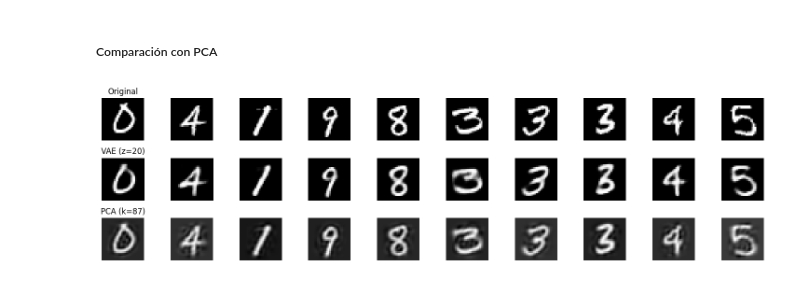
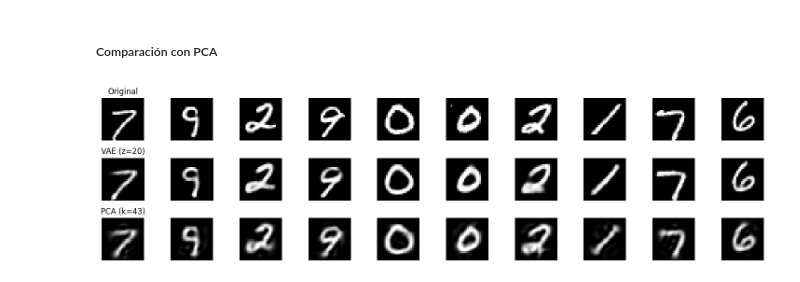
Before and after one commit to anatissera/Machine-Learning-Deep-Learning, a Jupyter notebook: Tissera_AnaPaula_TP4/Tissera_AnaPaula_Notebook_TP4.ipynb, the cells around one changed output. Cells and saved outputs as stored; diff of their text form; code cells hidden in the pictures.

```diff
--- a/Tissera_AnaPaula_TP4/Tissera_AnaPaula_Notebook_TP4.ipynb
+++ b/Tissera_AnaPaula_TP4/Tissera_AnaPaula_Notebook_TP4.ipynb
@@ -686,7 +686,7 @@ MNIST_path = "data/MNIST_dataset.csv"
 
 MNIST_df = pd.read_csv(MNIST_path)
 y = MNIST_df.iloc[:, 0].values.astype(int)
-X_np = MNIST_df.iloc[:, 1:].values.astype(float) / 255.0 # normalizar a [0, 1]
+X_np = MNIST_df.iloc[:, 1:].values.astype(float)
 X = cp.array(X_np)
 # %% [markdown]
 ### `a.` **PCA**
@@ -744,6 +744,6 @@ pca_full.plot_explained_variance()
 ##### Elegir k según varianza acumulada (90%)
 # %%
 cum_var = pca_full.cummulative_variance()
-k_90 = int(cp.argmax(cum_var >= 0.90) + 1)
+k_90 = int(cp.argmax(cum_var >= 0.80) + 1)
 print(f"Componentes necesarias para 90% de varianza: {k_90}")
 # %% [output]
@@ -790,9 +790,9 @@ import matplotlib.pyplot as plt
 # %%
 from src.models import VAE
 # %%
-X_np = MNIST_df.iloc[:, 1:].values.astype(np.float32) / 255.0 # normalizar a [0, 1]
+X_np_vae = MNIST_df.iloc[:, 1:].values.astype(np.float32) / 255.0 # normalizar a [0, 1]
 # convertimos a Torch tensor
-X_tensor = torch.from_numpy(X_np)
+X_tensor = torch.from_numpy(X_np_vae)
 dataset = TensorDataset(X_tensor, torch.from_numpy(y))
 
 # 2) Split en train/val
@@ -815,9 +815,9 @@ import pandas as pd
 
 # 1) Cargar y normalizar datos
 df      = pd.read_csv("data/MNIST_dataset.csv")
-X_np    = (df.iloc[:,1:].values / 255.0).astype(np.float32)
-y_np    = df.iloc[:,0].values.astype(int)
-dataset = TensorDataset(from_numpy(X_np), from_numpy(y_np))
+X_np_vae    = (df.iloc[:,1:].values / 255.0).astype(np.float32)
+y_np_vae    = df.iloc[:,0].values.astype(int)
+dataset = TensorDataset(from_numpy(X_np_vae), from_numpy(y_np_vae))
 
 # 2) Split 90/10 train/val
 n_val     = int(len(dataset) * 0.1)
@@ -906,12 +906,10 @@ Epoch 20 — Train loss: 102.0246, Val loss: 104.0461
 # %%
 
 # 3) Entrenamiento PCA con el k_90 definido antes
-X_gpu = cp.array(X_np)
-pca_full = PCA(n_components=X_gpu.shape[1]).fit(X_gpu)
-eigvals = (pca_full.S_ ** 2) / (X_gpu.shape[0] - 1)
-cum_var = cp.cumsum(eigvals / cp.sum(eigvals))
-k_90 = int(cp.argmax(cum_var >= 0.90) + 1)
-pca_k = PCA(n_components=k_90).fit(X_gpu)
+X_vae = cp.array(X_np_vae)
+
+
+pca_k = PCA(n_components=k_90).fit(X)
 
 # 4) Selección de 10 muestras aleatorias de validación
 val_indices = np.random.choice(len(val_loader.dataset), size=10, replace=False)
@@ -926,31 +924,31 @@ with torch.no_grad():
         x_orig = val_loader.dataset[idx][0].unsqueeze(0).to(torch.device('cuda' if torch.cuda.is_available() else 'cpu'))
         # VAE
         x_rec_vae, _, _ = vae(x_orig)
         vae_r.append(x_rec_vae.cpu().squeeze().numpy())
         # PCA
         x_row = X_np[val_loader.dataset.indices[idx:idx+1]]
         x_gpu = cp.array(x_row)
         x_rec_pca = pca_k.inverse_transform(pca_k.transform(x_gpu)).get().squeeze()
         pca_r.append(x_rec_pca)
         orig.append(x_row.squeeze())
 
 # 5) Plot comparativo
 n = len(orig)
 fig, axes = plt.subplots(3, n, figsize=(n*1.5, 4))
 for i in range(n):
     axes[0,i].imshow(orig[i].reshape(28,28), cmap='gray')
     axes[0,i].axis('off')
     if i==0: axes[0,i].set_title("Original")
 
     axes[1,i].imshow(vae_r[i].reshape(28,28), cmap='gray')
     axes[1,i].axis('off')
     if i==0: axes[1,i].set_title(f"VAE (z={latent_dim})")
 
     axes[2,i].imshow(pca_r[i].reshape(28,28), cmap='gray')
     axes[2,i].axis('off')
     if i==0: axes[2,i].set_title(f"PCA (k={k_90})")
 
 plt.tight_layout()
 plt.show()
 # %% [output]
-[figure, old version]
+[figure, new version]
```
Also changed, not shown: parts of 3 cells of this notebook, 1 other file.
